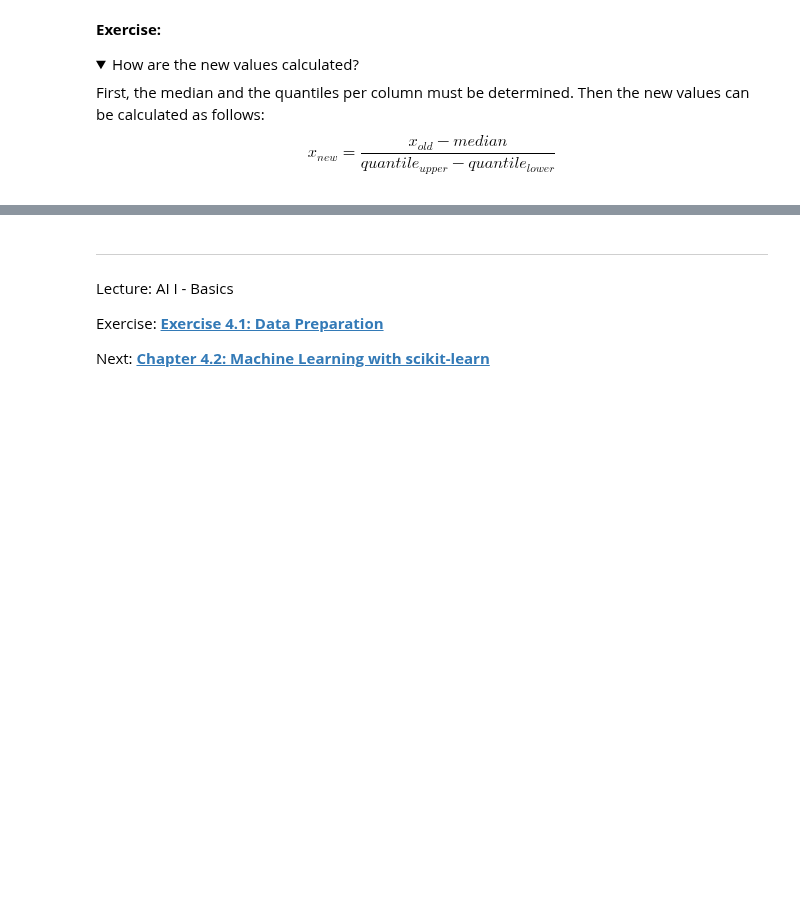
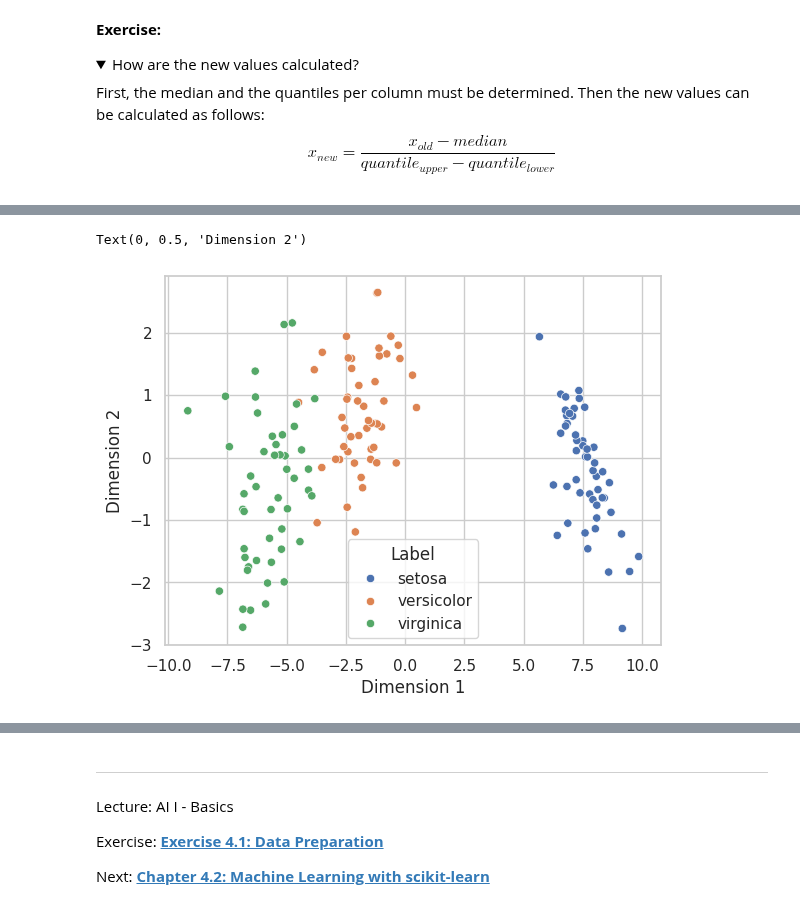
Before and after one commit to iLuckyW/lecture-ai-basics, a Jupyter notebook: chapter/04_ml/01_data_preparation.ipynb, the cells around one changed output, grey strips where cells are left out. Cells and saved outputs as stored; diff of their text form; code cells hidden in the pictures; folded sections open; blank space fills up the shorter version.

```diff
--- a/chapter/04_ml/01_data_preparation.ipynb
+++ b/chapter/04_ml/01_data_preparation.ipynb
@@ -402,0 +448,14 @@ $$x_{new} = \frac{x_{old} - median}{quantile_{upper} - quantile_{lower}}$$
+# %%
+from sklearn.discriminant_analysis import LinearDiscriminantAnalysis
+
+lda = LinearDiscriminantAnalysis(n_components=2)
+lda.fit(iris.data, iris.target)
+lda_reduced_iris = lda.transform(iris.data)
+
+# show the two components with the highest variance between classes
+ax_lda = sns.scatterplot(x=lda_reduced_iris[:, 0], y=lda_reduced_iris[:, 1], hue=iris_df['Label'])
+ax_lda.set_xlabel('Dimension 1')
+ax_lda.set_ylabel('Dimension 2')
+# %% [output]
+Text(0, 0.5, 'Dimension 2')
+[figure, added]
```
Also changed, not shown: parts of 8 cells of this notebook.
